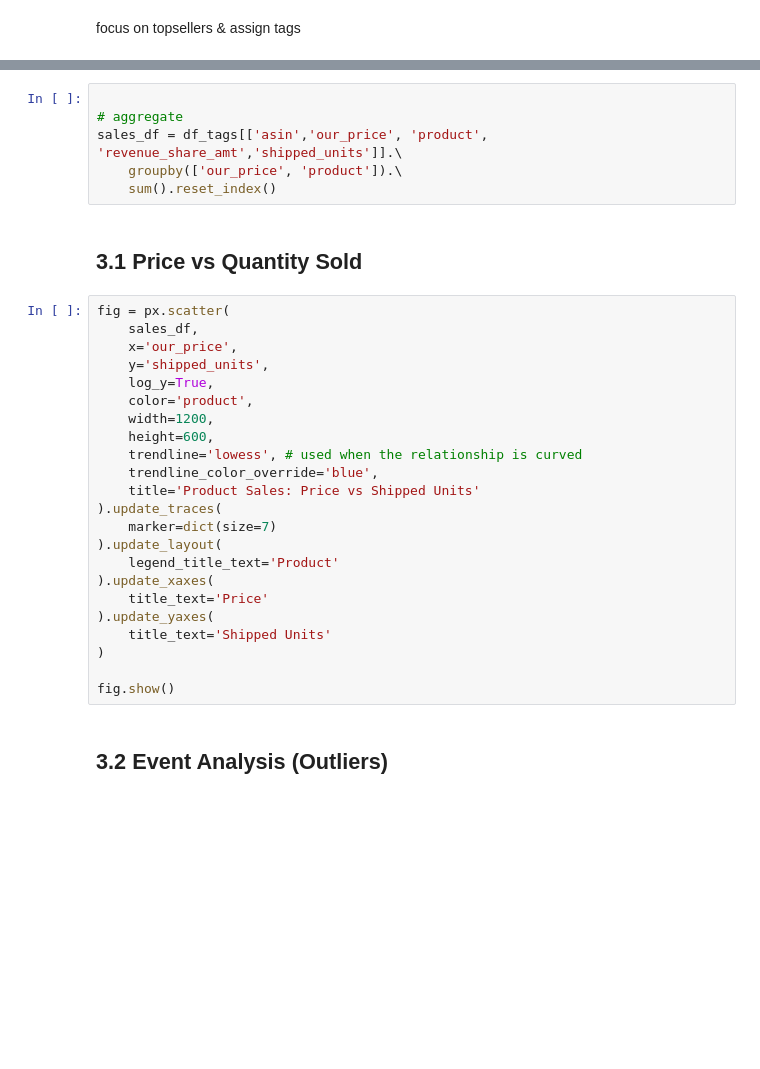
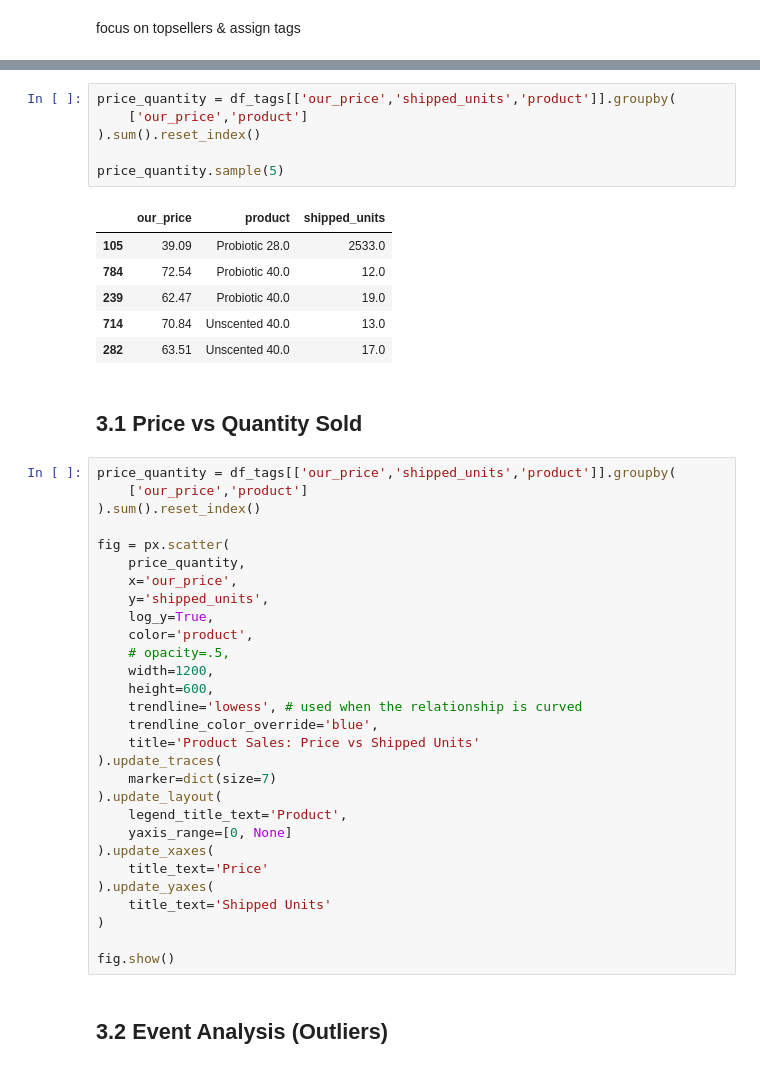
Before and after one commit to angie-xiao/pricing, a Jupyter notebook: scripts/optimization.ipynb, the cells around one changed output, grey strips where cells are left out. Cells and saved outputs as stored; diff of their text form; blank space fills up the shorter version.

```diff
--- a/scripts/optimization.ipynb
+++ b/scripts/optimization.ipynb
@@ -159,18 +161,30 @@ focus on topsellers & assign tags
 # %%
+price_quantity = df_tags[['our_price','shipped_units','product']].groupby(
+    ['our_price','product']
+).sum().reset_index()
 
-# aggregate
-sales_df = df_tags[['asin','our_price', 'product', 'revenue_share_amt','shipped_units']].\
-    groupby(['our_price', 'product']).\
-    sum().reset_index()
+price_quantity.sample(5)
+# %% [output]
+|  | our_price | product | shipped_units |
+| 105 | 39.09 | Probiotic 28.0 | 2533.0 |
+| 784 | 72.54 | Probiotic 40.0 | 12.0 |
+| 239 | 62.47 | Probiotic 40.0 | 19.0 |
+| 714 | 70.84 | Unscented 40.0 | 13.0 |
+| 282 | 63.51 | Unscented 40.0 | 17.0 |
 # %% [markdown]
 ## 3.1 Price vs Quantity Sold
 # %%
+price_quantity = df_tags[['our_price','shipped_units','product']].groupby(
+    ['our_price','product']
+).sum().reset_index()
+
 fig = px.scatter(
-    sales_df,
+    price_quantity,
     x='our_price',
     y='shipped_units',
     log_y=True,
     color='product',
+    # opacity=.5,
     width=1200,
     height=600,
     trendline='lowess', # used when the relationship is curved
@@ -179,7 +193,8 @@ fig = px.scatter(
 ).update_traces(
     marker=dict(size=7)
 ).update_layout(
-    legend_title_text='Product'
+    legend_title_text='Product',
+    yaxis_range=[0, None]
 ).update_xaxes(
     title_text='Price'
 ).update_yaxes(
```
Also changed, not shown: parts of 12 cells of this notebook.
